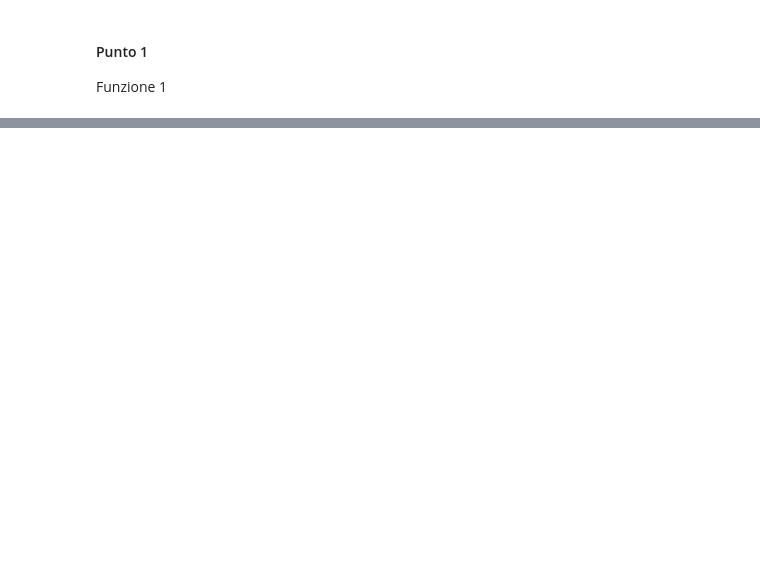
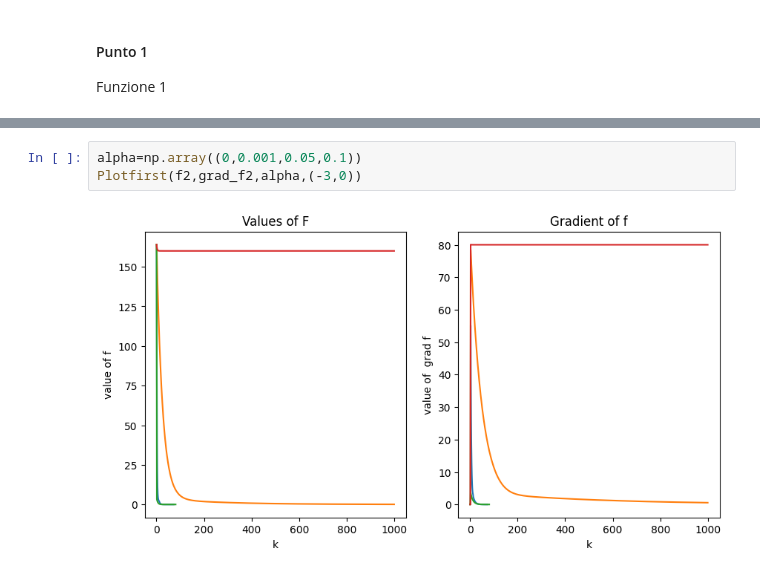
Before and after one commit to francesco-source/Artificial-Intelligence-UNIBO, a Jupyter notebook: Statistical_and_mathematical_methods_for_AI/Exercises/Exercise3.ipynb, the cells around one changed output, grey strips where cells are left out. Drawn from its saved outputs; the diff is of its cells as text; blank space fills up the shorter version.

```diff
--- a/Statistical_and_mathematical_methods_for_AI/Exercises/Exercise3.ipynb
+++ b/Statistical_and_mathematical_methods_for_AI/Exercises/Exercise3.ipynb
@@ -214,0 +161,5 @@ True
+# %%
+alpha=np.array((0,0.001,0.05,0.1))
+Plotfirst(f2,grad_f2,alpha,(-3,0))
+# %% [output]
+[figure, added]
```
Also changed, not shown: parts of 15 cells of this notebook, 9 other files.
